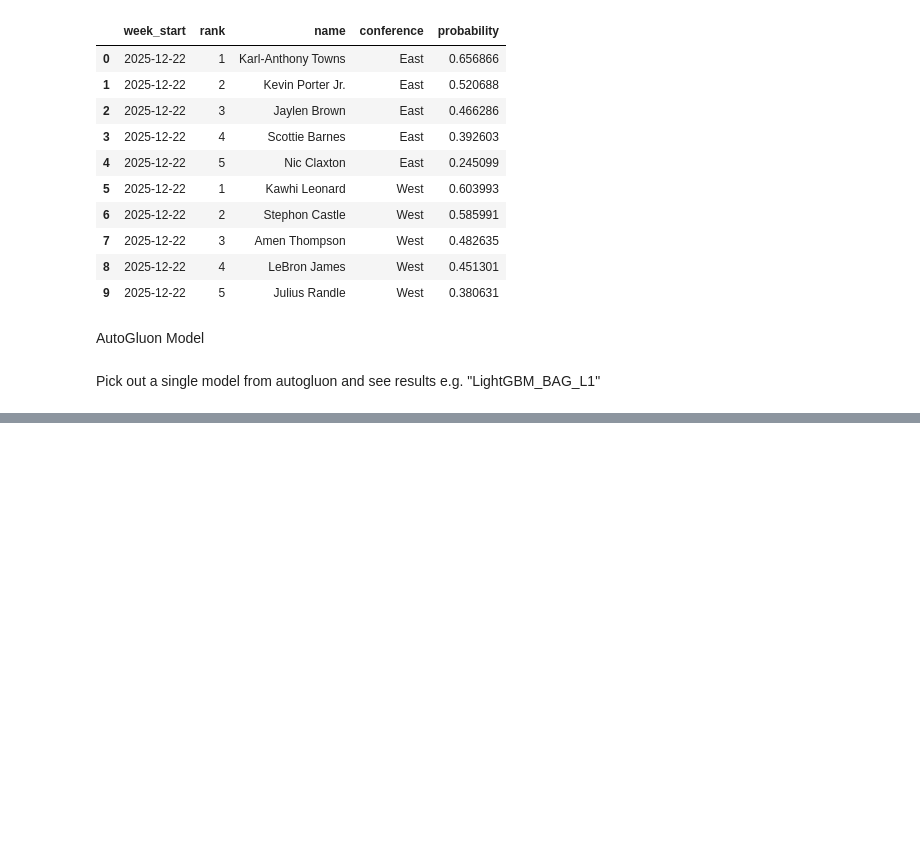
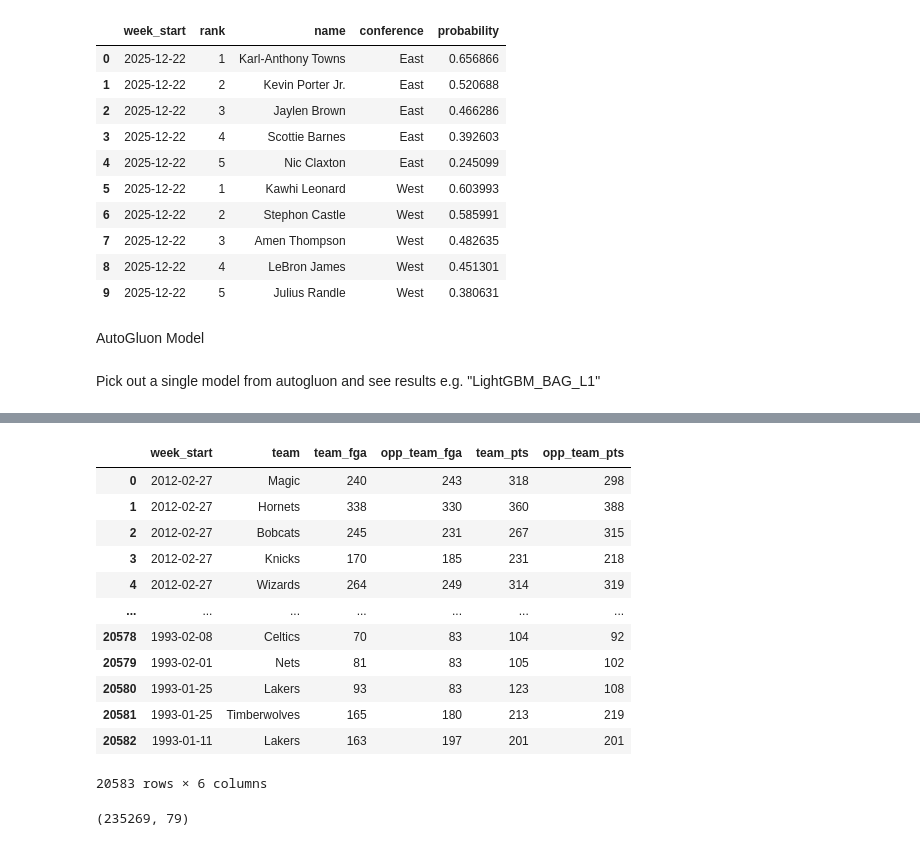
Before and after one commit to dejiandrew/nba-award-predictor, a Jupyter notebook: lightgbm_model.ipynb, the cells around one changed output, grey strips where cells are left out. Saved outputs shown, nothing was run; the diff lists cells and outputs as text; code cells hidden in the pictures; blank space fills up the shorter version.

```diff
--- a/lightgbm_model.ipynb
+++ b/lightgbm_model.ipynb
@@ -942,0 +1138,29 @@ Pick out a single model from autogluon and see results e.g. "LightGBM_BAG_L1"
+# %%
+query = """
+
+SELECT week_start
+,team
+,CAST(SUM(team_fga) AS INT) AS team_fga
+,CAST(SUM(opp_team_fga) AS INT) AS opp_team_fga
+,CAST(SUM(team_pts) AS INT) AS team_pts
+,CAST(SUM(opp_team_pts) AS INT) AS opp_team_pts
+FROM field_goal_features_df
+GROUP BY week_start, team
+"""
+
+
+duckdb.query(query).df()
+# %% [output]
+|  | week_start | team | team_fga | opp_team_fga | team_pts | opp_team_pts |
+| 0 | 2012-02-27 | Magic | 240 | 243 | 318 | 298 |
+| 1 | 2012-02-27 | Hornets | 338 | 330 | 360 | 388 |
+| 2 | 2012-02-27 | Bobcats | 245 | 231 | 267 | 315 |
+| 3 | 2012-02-27 | Knicks | 170 | 185 | 231 | 218 |
+| 4 | 2012-02-27 | Wizards | 264 | 249 | 314 | 319 |
+| ... | ... | ... | ... | ... | ... | ... |
+| 20578 | 1993-02-08 | Celtics | 70 | 83 | 104 | 92 |
+| 20579 | 1993-02-01 | Nets | 81 | 83 | 105 | 102 |
+| 20580 | 1993-01-25 | Lakers | 93 | 83 | 123 | 108 |
+| 20581 | 1993-01-25 | Timberwolves | 165 | 180 | 213 | 219 |
+| 20582 | 1993-01-11 | Lakers | 163 | 197 | 201 | 201 |
+20583 rows × 6 columns
@@ -942,0 +1170,4 @@ Pick out a single model from autogluon and see results e.g. "LightGBM_BAG_L1"
+# %%
+features_overall_weekly_df.shape
+# %% [output]
+(235269, 79)
```
Also changed, not shown: parts of 10 cells of this notebook.
